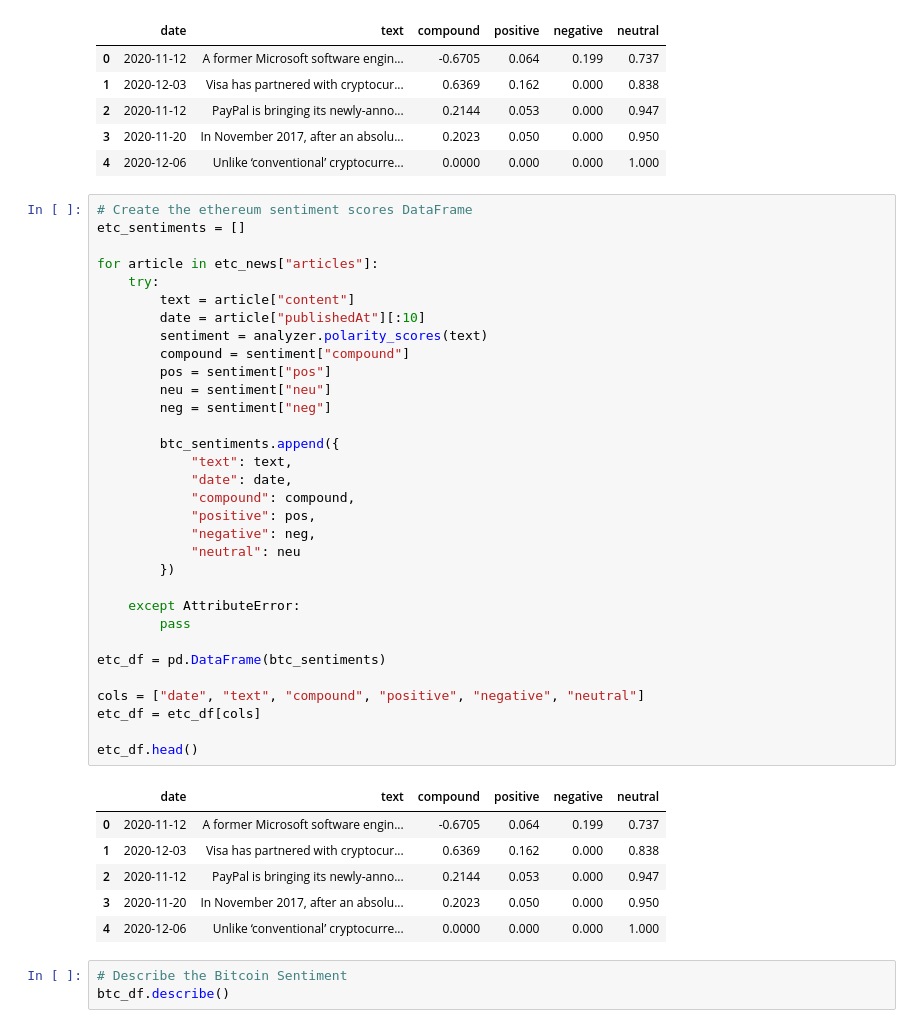
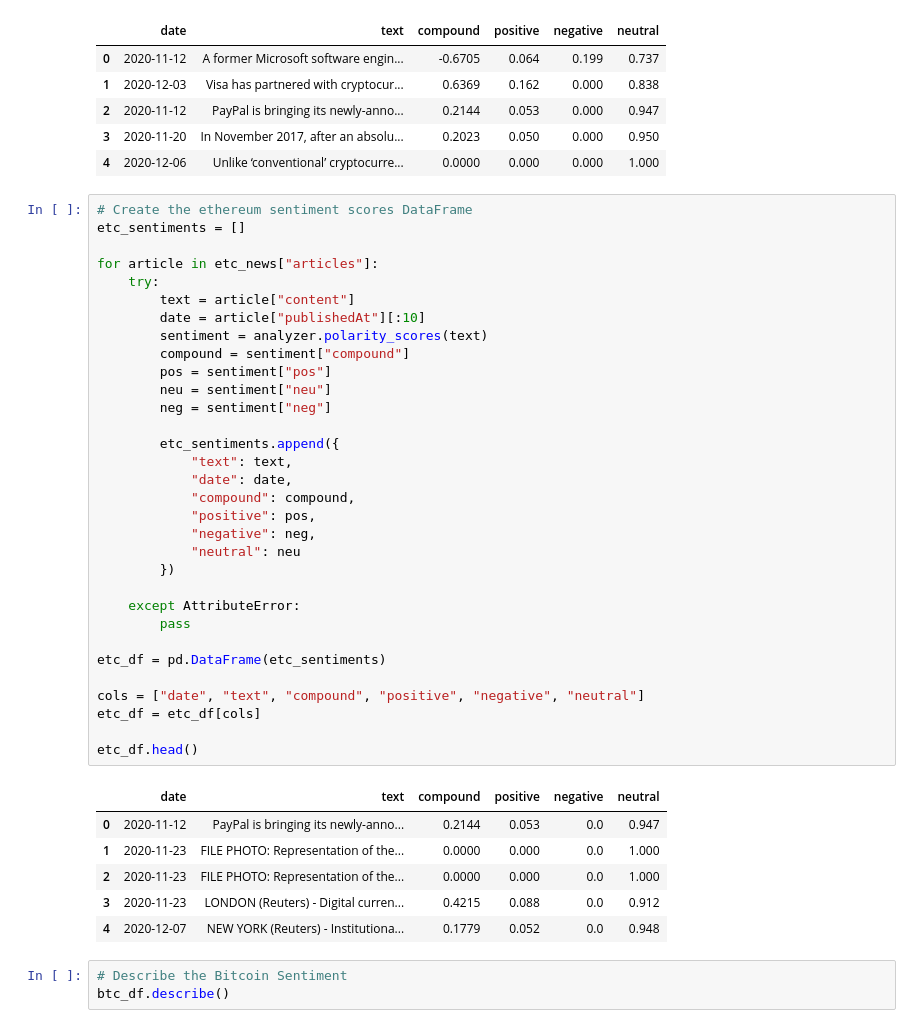
Before and after one commit to campbell8081/Unit12-NLP, a Jupyter notebook: crypto_sentiment.ipynb, the cells around one changed output. Drawn from its saved outputs; the diff is of its cells as text.

```diff
--- a/crypto_sentiment.ipynb
+++ b/crypto_sentiment.ipynb
@@ -108,40 +108,40 @@ btc_df.head()
 etc_sentiments = []
 
 for article in etc_news["articles"]:
     try:
         text = article["content"]
         date = article["publishedAt"][:10]
         sentiment = analyzer.polarity_scores(text)
         compound = sentiment["compound"]
         pos = sentiment["pos"]
         neu = sentiment["neu"]
         neg = sentiment["neg"]
 
-        btc_sentiments.append({
+        etc_sentiments.append({
             "text": text,
             "date": date,
             "compound": compound,
             "positive": pos,
             "negative": neg,
             "neutral": neu
         })
 
     except AttributeError:
         pass
 
-etc_df = pd.DataFrame(btc_sentiments)
+etc_df = pd.DataFrame(etc_sentiments)
 
 cols = ["date", "text", "compound", "positive", "negative", "neutral"]
 etc_df = etc_df[cols]
 
 etc_df.head()
 # %% [output]
 |  | date | text | compound | positive | negative | neutral |
-| 0 | 2020-11-12 | A former Microsoft software engin... | -0.6705 | 0.064 | 0.199 | 0.737 |
-| 1 | 2020-12-03 | Visa has partnered with cryptocur... | 0.6369 | 0.162 | 0.000 | 0.838 |
-| 2 | 2020-11-12 | PayPal is bringing its newly-anno... | 0.2144 | 0.053 | 0.000 | 0.947 |
-| 3 | 2020-11-20 | In November 2017, after an absolu... | 0.2023 | 0.050 | 0.000 | 0.950 |
-| 4 | 2020-12-06 | Unlike ‘conventional’ cryptocurre... | 0.0000 | 0.000 | 0.000 | 1.000 |
+| 0 | 2020-11-12 | PayPal is bringing its newly-anno... | 0.2144 | 0.053 | 0.0 | 0.947 |
+| 1 | 2020-11-23 | FILE PHOTO: Representation of the... | 0.0000 | 0.000 | 0.0 | 1.000 |
+| 2 | 2020-11-23 | FILE PHOTO: Representation of the... | 0.0000 | 0.000 | 0.0 | 1.000 |
+| 3 | 2020-11-23 | LONDON (Reuters) - Digital curren... | 0.4215 | 0.088 | 0.0 | 0.912 |
+| 4 | 2020-12-07 | NEW YORK (Reuters) - Institutiona... | 0.1779 | 0.052 | 0.0 | 0.948 |
 # %%
 # Describe the Bitcoin Sentiment
 btc_df.describe()
```
Also changed, not shown: parts of 13 cells of this notebook.
